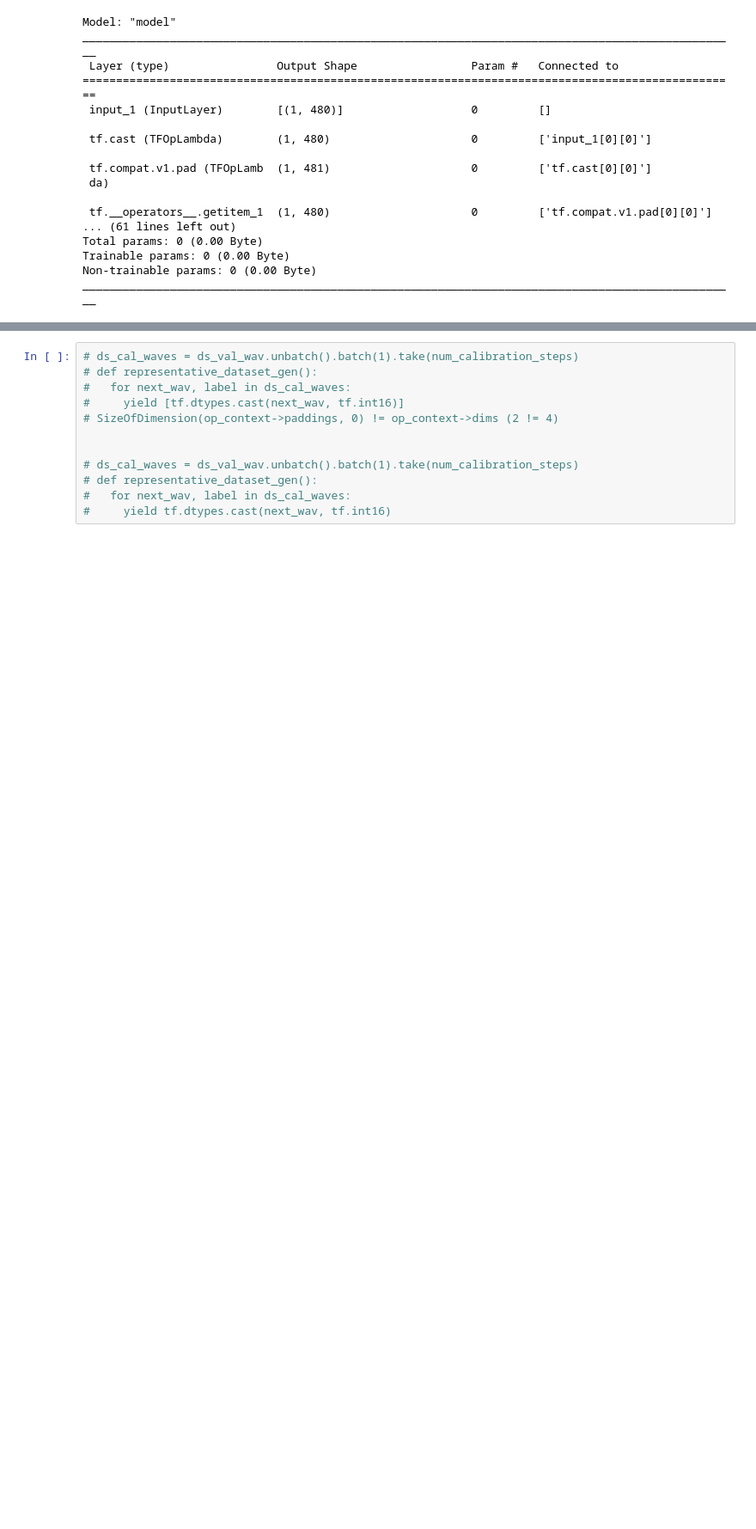
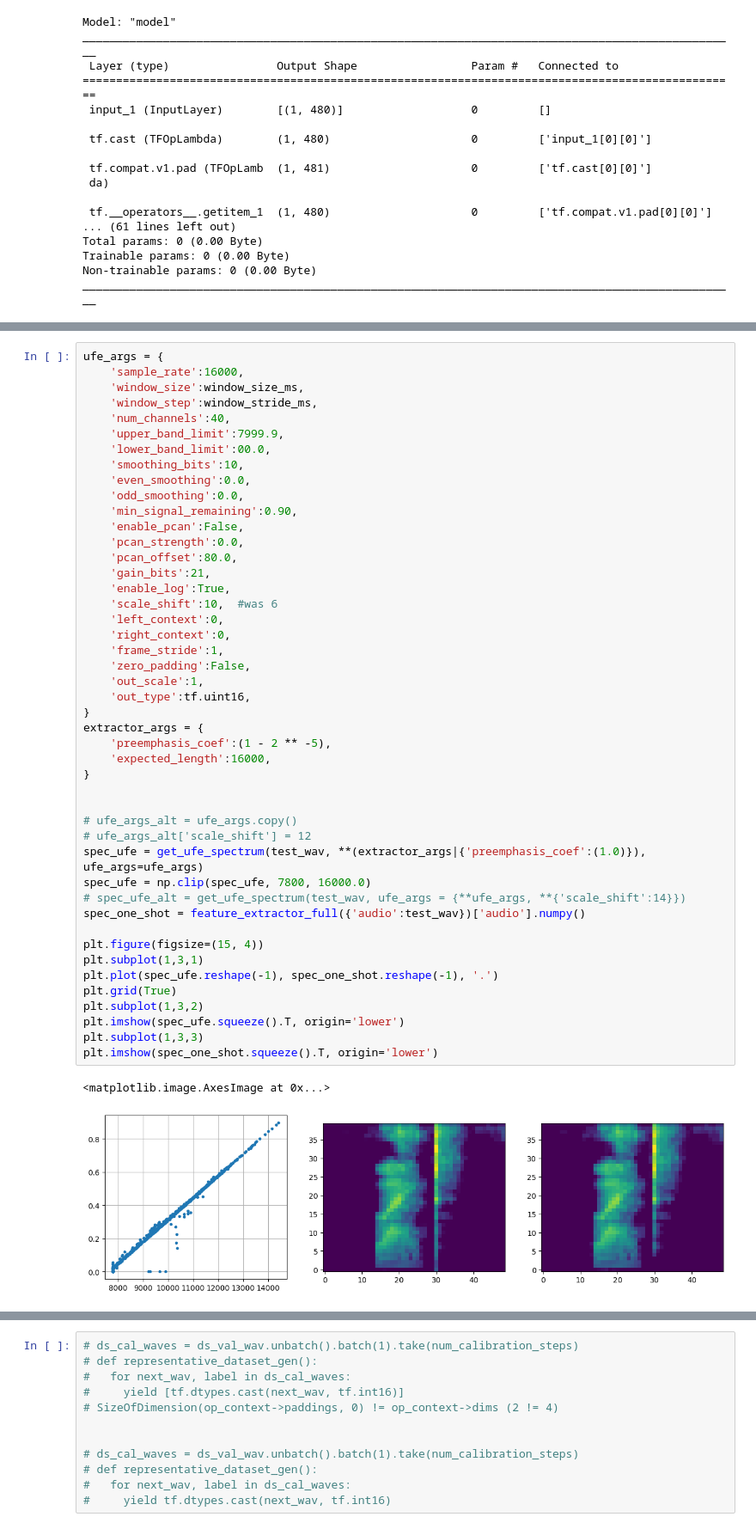
Before and after one commit to mlcommons/tiny, a Jupyter notebook: benchmark/training/streaming_wakeword/tflite_feature_extractor.ipynb, the cells around one changed output, grey strips where cells are left out. Shown: that part at 86% size. Drawn from its saved outputs; the diff is of its cells as text; blank space fills up the shorter version.

Commit message:
tflite_feature_extractor.ipynb very much a work in progress

```diff
--- a/benchmark/training/streaming_wakeword/tflite_feature_extractor.ipynb
+++ b/benchmark/training/streaming_wakeword/tflite_feature_extractor.ipynb
@@ -334 +300,50 @@ def get_ufe_spectrum(wav_in):
     return spectrogram
+# %%
+ufe_args = {
+    'sample_rate':16000,
+    'window_size':window_size_ms,
+    'window_step':window_stride_ms,
+    'num_channels':40,
+    'upper_band_limit':7999.9,
+    'lower_band_limit':00.0,
+    'smoothing_bits':10,
+    'even_smoothing':0.0,
+    'odd_smoothing':0.0,
+    'min_signal_remaining':0.90,
+    'enable_pcan':False,
+    'pcan_strength':0.0,
+    'pcan_offset':80.0,
+    'gain_bits':21,
+    'enable_log':True,
+    'scale_shift':10,  #was 6
+    'left_context':0,
+    'right_context':0,
+    'frame_stride':1,
+    'zero_padding':False,
+    'out_scale':1,
+    'out_type':tf.uint16,
+}
+extractor_args = {
+    'preemphasis_coef':(1 - 2 ** -5),
+    'expected_length':16000,
+}
+
+
+# ufe_args_alt = ufe_args.copy()
+# ufe_args_alt['scale_shift'] = 12
+spec_ufe = get_ufe_spectrum(test_wav, **(extractor_args|{'preemphasis_coef':(1.0)}), ufe_args=ufe_args)
+spec_ufe = np.clip(spec_ufe, 7800, 16000.0)
+# spec_ufe_alt = get_ufe_spectrum(test_wav, ufe_args = {**ufe_args, **{'scale_shift':14}})
+spec_one_shot = feature_extractor_full({'audio':test_wav})['audio'].numpy()
+
+plt.figure(figsize=(15, 4))
+plt.subplot(1,3,1)
+plt.plot(spec_ufe.reshape(-1), spec_one_shot.reshape(-1), '.')
+plt.grid(True)
+plt.subplot(1,3,2)
+plt.imshow(spec_ufe.squeeze().T, origin='lower')
+plt.subplot(1,3,3)
+plt.imshow(spec_one_shot.squeeze().T, origin='lower')
+# %% [output]
+<matplotlib.image.AxesImage at 0x...>
+[figure, added]
```
Also changed, not shown: parts of 21 cells of this notebook.
